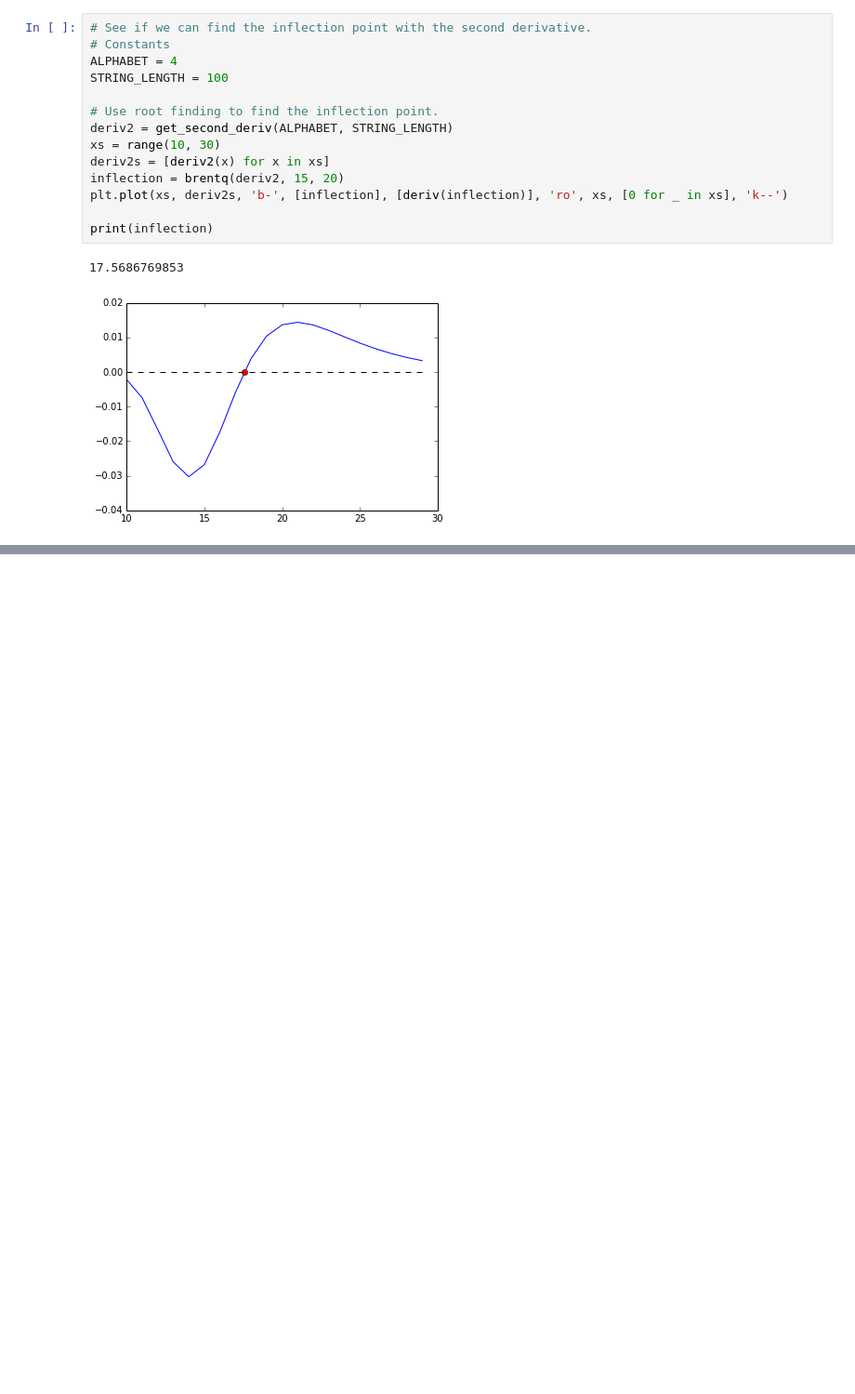
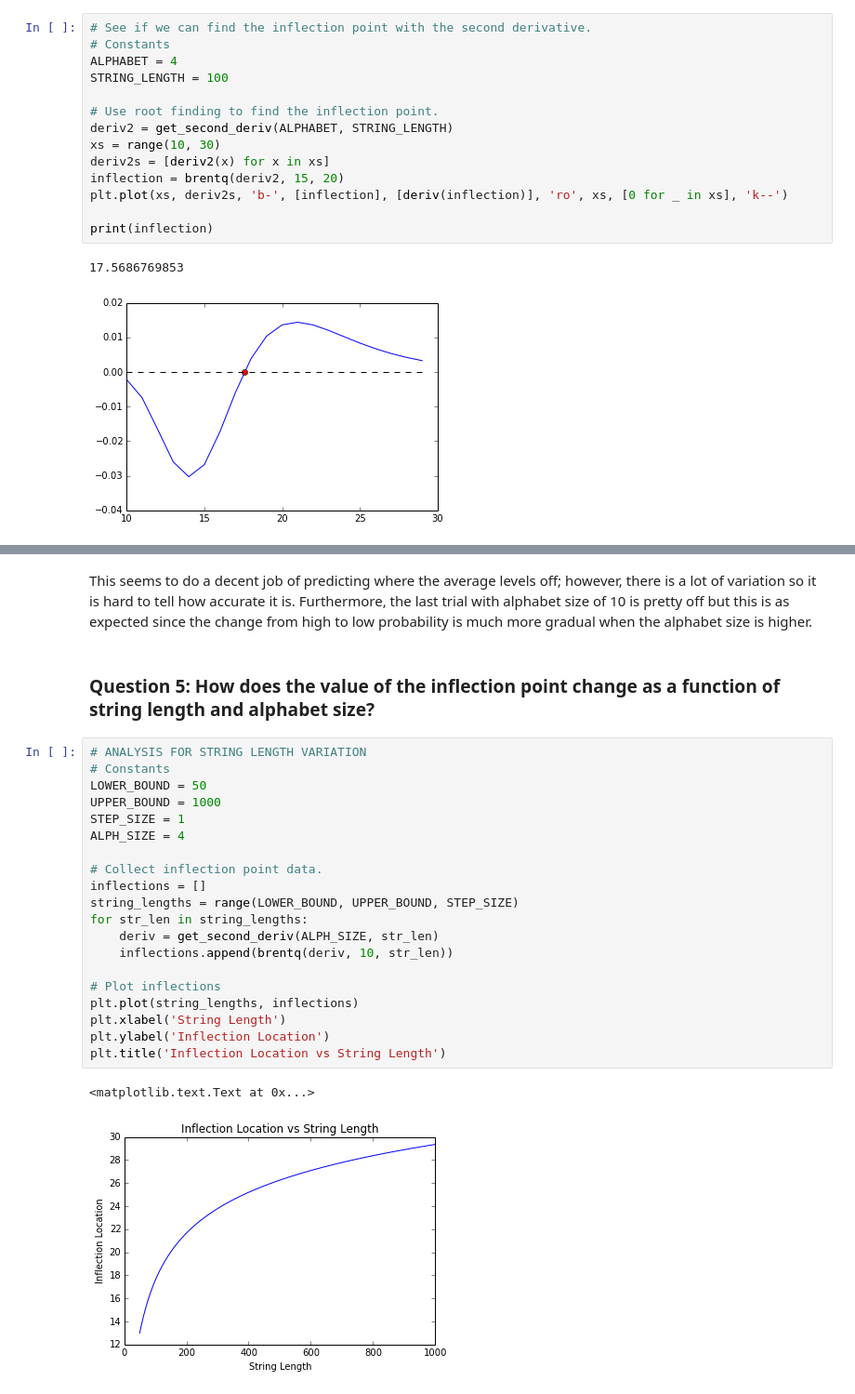
Before and after one commit to IanChar/AutomataGrowth, a Jupyter notebook: aho_merging/SubstringAnalysis.ipynb, the cells around one changed output, grey strips where cells are left out. Shown: that part at 93% size. Drawn from its saved outputs; the diff is of its cells as text; blank space fills up the shorter version.

```diff
--- a/aho_merging/SubstringAnalysis.ipynb
+++ b/aho_merging/SubstringAnalysis.ipynb
@@ -103,0 +126,27 @@ print(inflection)
+# %% [markdown]
+This seems to do a decent job of predicting where the average levels off; however, there is a lot of variation so it is hard to tell how accurate it is. Furthermore, the last trial with alphabet size of 10 is pretty off but this is as expected since the change from high to low probability is much more gradual when the alphabet size is higher.
+# %% [markdown]
+### Question 5: How does the value of the inflection point change as a function of string length and alphabet size?
+# %%
+# ANALYSIS FOR STRING LENGTH VARIATION
+# Constants
+LOWER_BOUND = 50
+UPPER_BOUND = 1000
+STEP_SIZE = 1
+ALPH_SIZE = 4
+
+# Collect inflection point data.
+inflections = []
+string_lengths = range(LOWER_BOUND, UPPER_BOUND, STEP_SIZE)
+for str_len in string_lengths:
+    deriv = get_second_deriv(ALPH_SIZE, str_len)
+    inflections.append(brentq(deriv, 10, str_len))
+
+# Plot inflections
+plt.plot(string_lengths, inflections)
+plt.xlabel('String Length')
+plt.ylabel('Inflection Location')
+plt.title('Inflection Location vs String Length')
+# %% [output]
+<matplotlib.text.Text at 0x...>
+[figure, added]
```
Also changed, not shown: parts of 9 cells of this notebook, 1 other file.
